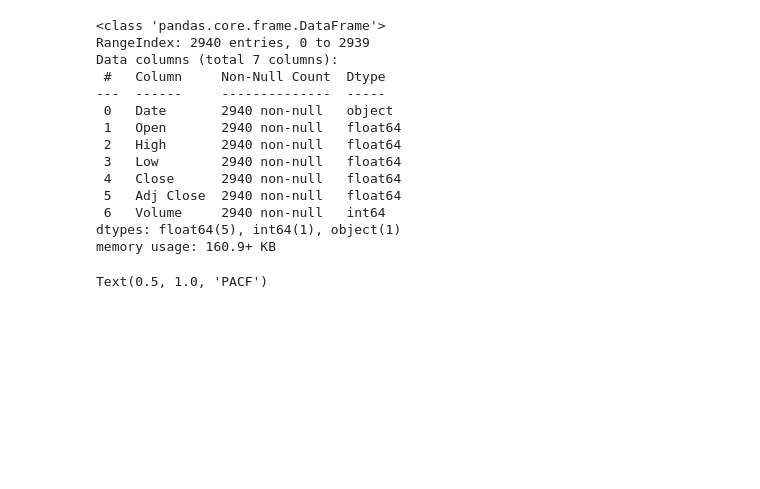
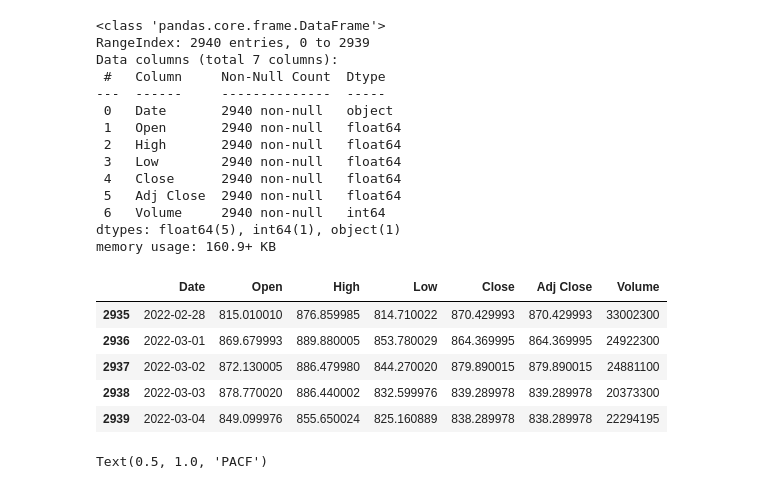
Before and after one commit to ricardocarreras/Bootcamp_DataScience_student, a Jupyter notebook: Tesla.ipynb, the cells around one changed output. Drawn from its saved outputs; the diff is of its cells as text; code cells hidden in the pictures; blank space fills up the shorter version.

```diff
--- a/Tesla.ipynb
+++ b/Tesla.ipynb
@@ -21,6 +21,15 @@ Data columns (total 7 columns):
  6   Volume     2940 non-null   int64
 dtypes: float64(5), int64(1), object(1)
 memory usage: 160.9+ KB
+# %%
+df.tail()
+# %% [output]
+|  | Date | Open | High | Low | Close | Adj Close | Volume |
+| 2935 | 2022-02-28 | 815.010010 | 876.859985 | 814.710022 | 870.429993 | 870.429993 | 33002300 |
+| 2936 | 2022-03-01 | 869.679993 | 889.880005 | 853.780029 | 864.369995 | 864.369995 | 24922300 |
+| 2937 | 2022-03-02 | 872.130005 | 886.479980 | 844.270020 | 879.890015 | 879.890015 | 24881100 |
+| 2938 | 2022-03-03 | 878.770020 | 886.440002 | 832.599976 | 839.289978 | 839.289978 | 20373300 |
+| 2939 | 2022-03-04 | 849.099976 | 855.650024 | 825.160889 | 838.289978 | 838.289978 | 22294195 |
 # %%
 # Plot PACF
 from statsmodels.tsa.stattools import acf, pacf
```
Also changed, not shown: parts of 11 cells of this notebook.
